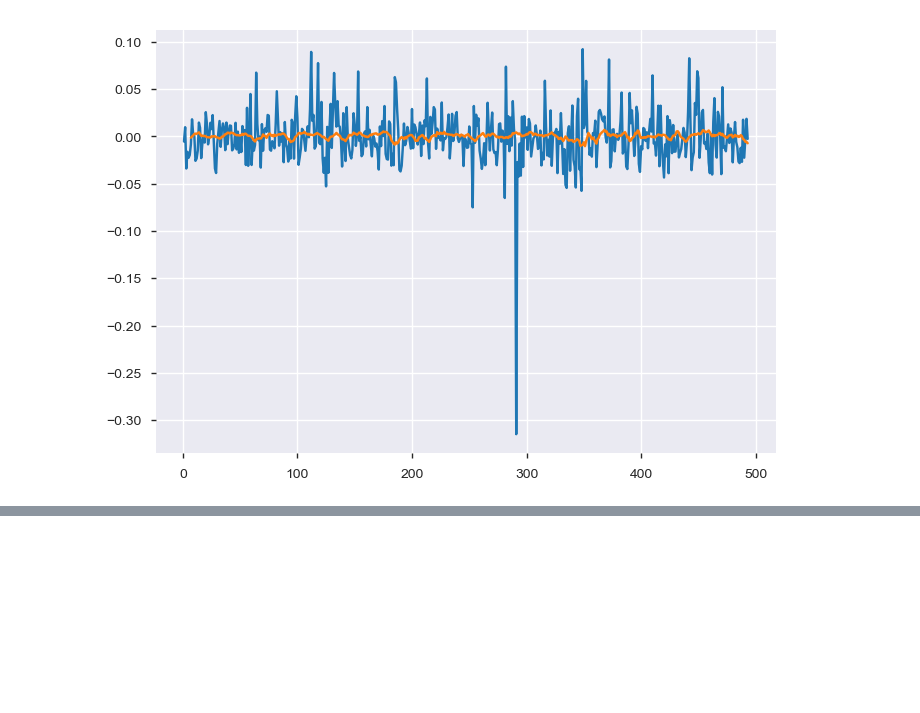
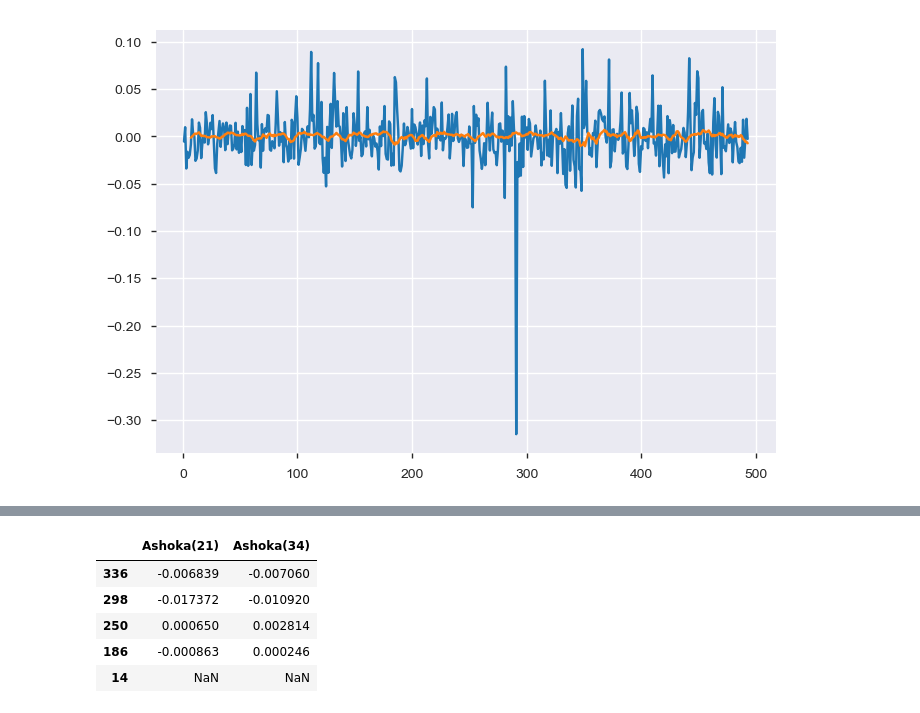
Before and after one commit to atkrish0/securitized-asset-analysis, a Jupyter notebook: 2 - Plotting in Financial Markets.ipynb, the cells around one changed output, grey strips where cells are left out. Saved outputs shown, nothing was run; the diff lists cells and outputs as text; code cells hidden in the pictures; blank space fills up the shorter version.

```diff
--- a/2 - Plotting in Financial Markets.ipynb
+++ b/2 - Plotting in Financial Markets.ipynb
@@ -506,0 +552,9 @@ plt.plot(nifty_vol)
+# %%
+ashoka_ab.sample(5)
+# %% [output]
+|  | Ashoka(21) | Ashoka(34) |
+| 336 | -0.006839 | -0.007060 |
+| 298 | -0.017372 | -0.010920 |
+| 250 | 0.000650 | 0.002814 |
+| 186 | -0.000863 | 0.000246 |
+| 14 | NaN | NaN |
```
Also changed, not shown: parts of 12 cells of this notebook.
